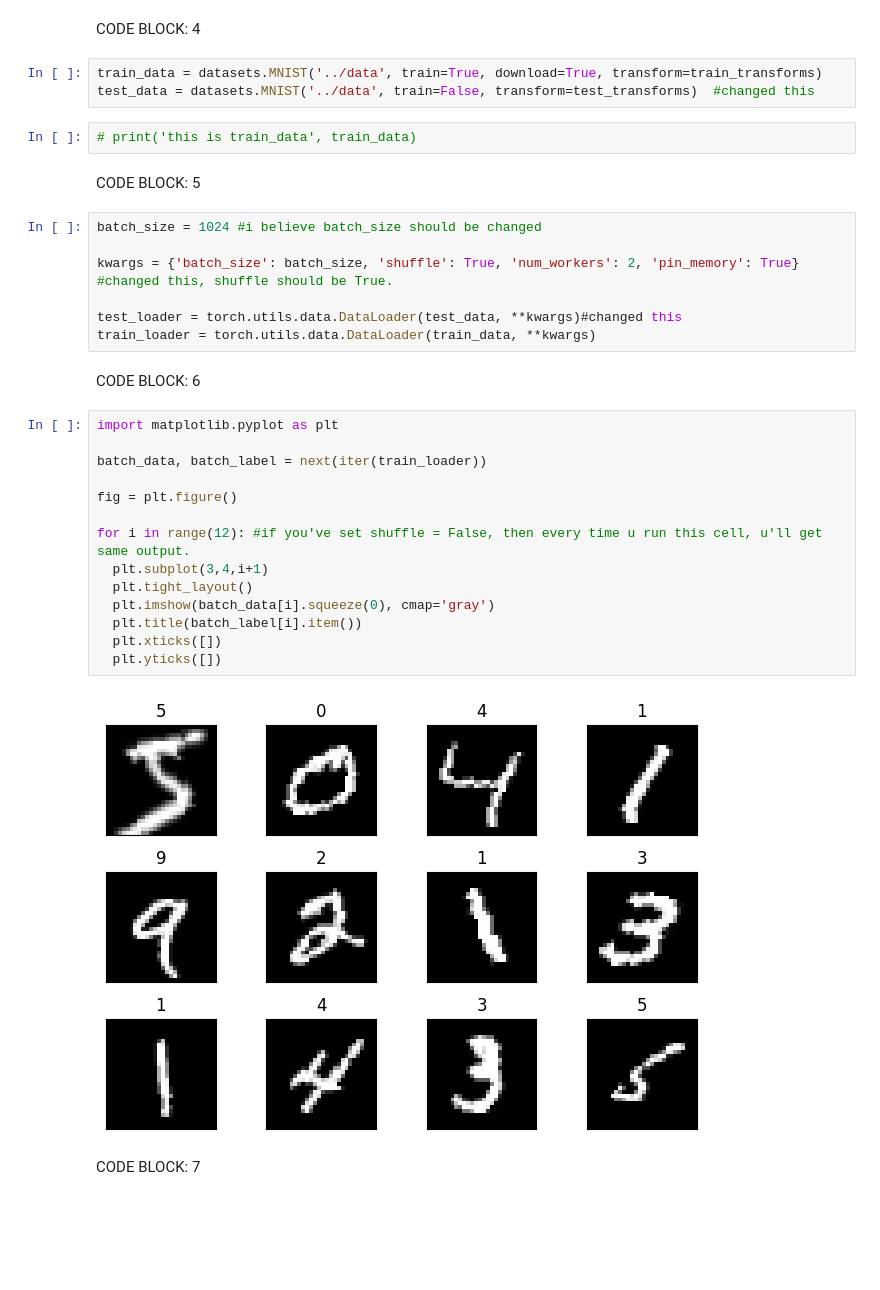
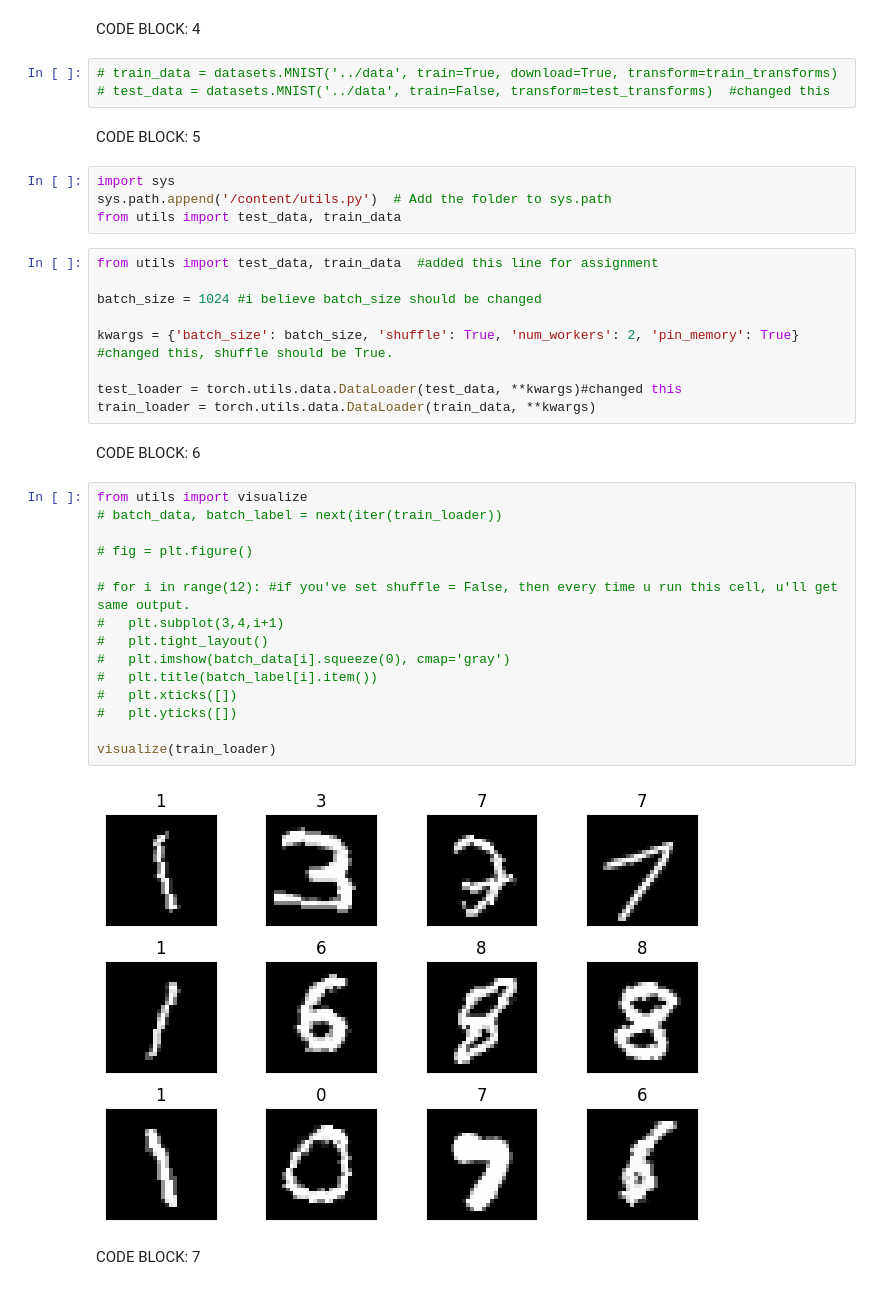
Before and after one commit to shilpiprd/ERA-Solution, a Jupyter notebook: Sess5Solution/Sess5.ipynb, the cells around one changed output. Drawn from its saved outputs; the diff is of its cells as text; blank space fills up the shorter version.

```diff
--- a/Sess5Solution/Sess5.ipynb
+++ b/Sess5Solution/Sess5.ipynb
@@ -38,13 +24,17 @@ test_transforms = transforms.Compose([
 # %% [markdown]
 CODE BLOCK: 4
 # %%
-train_data = datasets.MNIST('../data', train=True, download=True, transform=train_transforms)
-test_data = datasets.MNIST('../data', train=False, transform=test_transforms)  #changed this
+# train_data = datasets.MNIST('../data', train=True, download=True, transform=train_transforms)
+# test_data = datasets.MNIST('../data', train=False, transform=test_transforms)  #changed this
-# %%
-# print('this is train_data', train_data)
 # %% [markdown]
 CODE BLOCK: 5
+# %%
+import sys
+sys.path.append('/content/utils.py')  # Add the folder to sys.path
+from utils import test_data, train_data
 # %%
+from utils import test_data, train_data  #added this line for assignment
+
 batch_size = 1024 #i believe batch_size should be changed
 
 kwargs = {'batch_size': batch_size, 'shuffle': True, 'num_workers': 2, 'pin_memory': True}  #changed this, shuffle should be True.
@@ -54,21 +44,22 @@ train_loader = torch.utils.data.DataLoader(train_data, **kwargs)
 # %% [markdown]
 CODE BLOCK: 6
 # %%
-import matplotlib.pyplot as plt
+from utils import visualize
+# batch_data, batch_label = next(iter(train_loader))
 
-batch_data, batch_label = next(iter(train_loader))
+# fig = plt.figure()
 
-fig = plt.figure()
+# for i in range(12): #if you've set shuffle = False, then every time u run this cell, u'll get same output.
+#   plt.subplot(3,4,i+1)
+#   plt.tight_layout()
+#   plt.imshow(batch_data[i].squeeze(0), cmap='gray')
+#   plt.title(batch_label[i].item())
+#   plt.xticks([])
+#   plt.yticks([])
 
-for i in range(12): #if you've set shuffle = False, then every time u run this cell, u'll get same output.
-  plt.subplot(3,4,i+1)
-  plt.tight_layout()
-  plt.imshow(batch_data[i].squeeze(0), cmap='gray')
-  plt.title(batch_label[i].item())
-  plt.xticks([])
-  plt.yticks([])
+visualize(train_loader)
 # %% [output]
-[figure, old version]
+[figure, new version]
 # %% [markdown]
 CODE BLOCK: 7
 # %%
```
Also changed, not shown: parts of 11 cells of this notebook, 4 other files.
